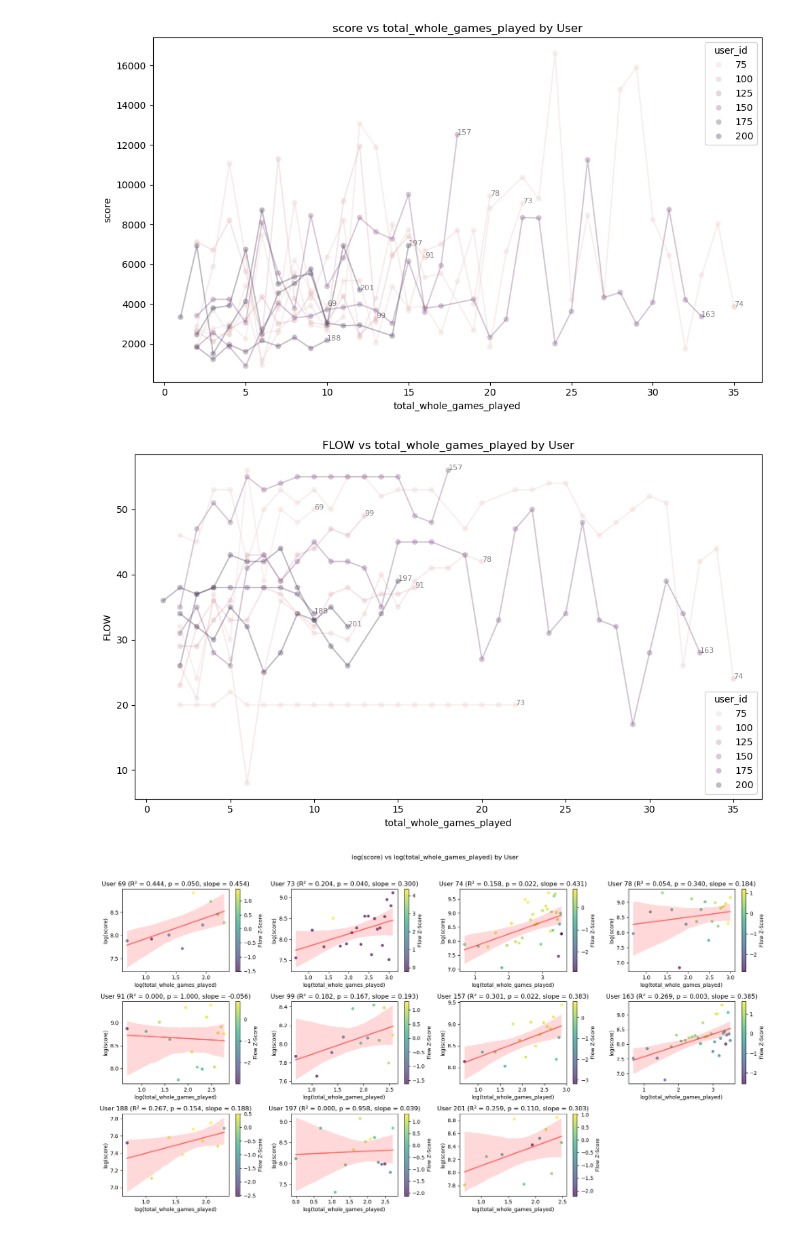
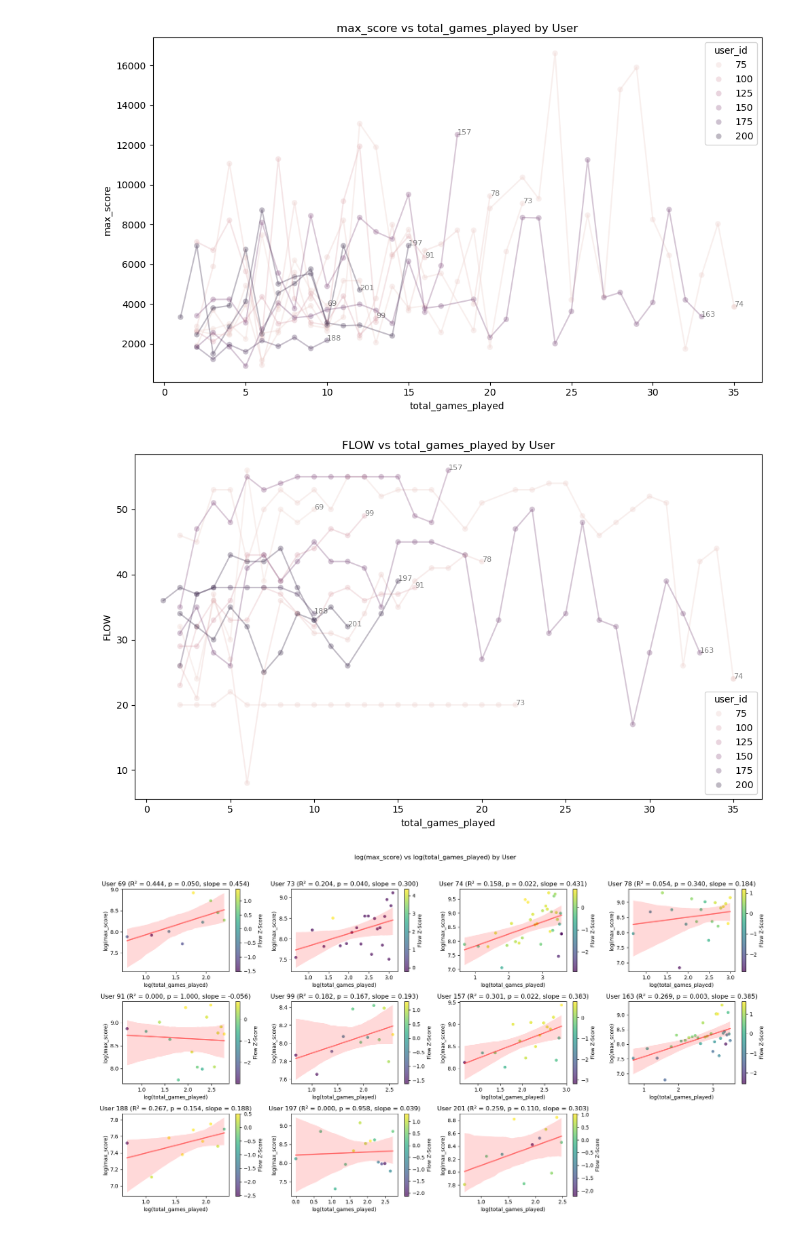
Before and after one commit to PipaFlores/encoder-pacman, a Jupyter notebook: notebooks/Psychology&Play/Flow.ipynb, the cells around one changed output. Cells and saved outputs as stored; diff of their text form; code cells hidden in the pictures.

```diff
--- a/notebooks/Psychology&Play/Flow.ipynb
+++ b/notebooks/Psychology&Play/Flow.ipynb
@@ -60,34 +67,33 @@ perf_psych_df = (
         whole_games[
             [
                 "user_id",
+                "total_levels_played",
                 "total_games_played",
-                "total_whole_games_played",
-                "game_id",
-                "score",
+                "max_score",
             ]
         ],
-        on=["user_id", "total_games_played"],
+        on=["user_id", "total_levels_played"],
         how="right",
     )
     .dropna()
-    .drop(columns=flow_items + ["total_games_played", "redcap_repeat_instance"])
+    .drop(columns=flow_items + ["total_levels_played", "redcap_repeat_instance"])
 )
 
-perf_psych_df["log(score)"] = np.log(perf_psych_df["score"])
-perf_psych_df["inv(score)"] = (
-    perf_psych_df["score"].max() - perf_psych_df["score"] + 1
+perf_psych_df["log(max_score)"] = np.log(perf_psych_df["max_score"])
+perf_psych_df["inv(max_score)"] = (
+    perf_psych_df["max_score"].max() - perf_psych_df["max_score"] + 1
 )  # Avoid zeros
-perf_psych_df["log(inv(score))"] = np.log(perf_psych_df["inv(score)"])
+perf_psych_df["log(inv(max_score))"] = np.log(perf_psych_df["inv(max_score)"])
 
-perf_psych_df["log(total_whole_games_played)"] = np.log(
-    perf_psych_df["total_whole_games_played"]
+perf_psych_df["log(total_games_played)"] = np.log(
+    perf_psych_df["total_games_played"]
 )  ## i.e., cum trials
 
 perf_psych_df["flow_z_score"] = perf_psych_df.groupby("user_id")["FLOW"].transform(
     lambda x: (x - x.mean()) / x.std()
 )
 
-perf_psych_df["cum_score"] = perf_psych_df.groupby("user_id")["score"].cumsum()
+perf_psych_df["cum_score"] = perf_psych_df.groupby("user_id")["max_score"].cumsum()
 perf_psych_df["log(cum_score)"] = np.log(perf_psych_df["cum_score"])
 
 # Calculate deviation from linear regression for each participant
@@ -100,8 +106,8 @@ deviations = []
 # Group by user_id and calculate deviation for each user
 for user_id, user_data in perf_psych_df.groupby("user_id"):
     # Prepare data
-    X = user_data[["total_whole_games_played"]]
-    y = user_data["log(inv(score))"]
+    X = user_data[["total_games_played"]]
+    y = user_data["log(inv(max_score))"]
 
     # Fit linear regression
     model = LinearRegression()
@@ -122,7 +128,7 @@ perf_psych_df["score_deviation"] = deviations
 # %%
 # Get users with more than 8 total whole games
 users_with_many_games = (
-    perf_psych_df.groupby("user_id")["total_whole_games_played"].max() > 9
+    perf_psych_df.groupby("user_id")["total_games_played"].max() > 9
 )
 users_to_keep = users_with_many_games[users_with_many_games].index
 perf_psych_df = perf_psych_df[perf_psych_df["user_id"].isin(users_to_keep)]
@@ -162,8 +183,8 @@ perf_psych_df
 import seaborn as sns
 import matplotlib.pyplot as plt
 
-x = "total_whole_games_played"
-y = "score"
+x = "total_games_played"
+y = "max_score"
 
 plt.figure(figsize=(10, 6))
 
@@ -190,12 +211,12 @@ plt.ylabel(f"{y}")
 plt.tight_layout()
 plt.show()
 # %% [output]
-[figure, old version]
+[figure, new version]
 # %%
 import seaborn as sns
 import matplotlib.pyplot as plt
 
-x = "total_whole_games_played"
+x = "total_games_played"
 y = "FLOW"
 
 plt.figure(figsize=(10, 6))
@@ -223,7 +244,7 @@ plt.ylabel(f"{y}")
 plt.tight_layout()
 plt.show()
 # %% [output]
-[figure, old version]
+[figure, new version]
 # %%
 from scipy import stats
 
@@ -232,8 +253,8 @@ n_users = len(perf_psych_df["user_id"].unique())
 m = int(np.ceil(np.sqrt(n_users)))
 
 # Variable names (columns)
-x = "log(total_whole_games_played)"
-y = "log(score)"
+x = "log(total_games_played)"
+y = "log(max_score)"
 
 # Create subplots
 fig, axes = plt.subplots(m, m, figsize=(18, 12))
@@ -265,34 +286,34 @@ for i, user_id in enumerate(perf_psych_df["user_id"].unique()):
         alpha=0.7,
     )
 
     # Add colorbar for each subplot
     plt.colorbar(scatter.collections[0], ax=axes[i], label="Flow Z-Score")
 
     sns.regplot(
         data=user_data,
         x=x,
         y=y,
         ax=axes[i],
         scatter=False,
         color="red",
         line_kws={"alpha": 0.5},
     )
 
     # Add R^2 value and slope to plot title
     axes[i].set_title(
         f"User {user_id} (R² = {r_squared:.3f}, p = {p_value:.3f}, slope = {slope:.3f})"
     )
     axes[i].set_xlabel(f"{x}")
     axes[i].set_ylabel(f"{y}")
 
 # Hide empty subplots
 for i in range(n_users, len(axes)):
     axes[i].set_visible(False)
 
 plt.tight_layout()
 plt.show()
 # %% [output]
-[figure, old version]
+[figure, new version]
 # %%
 from scipy import stats
 
```
Also changed, not shown: parts of 17 cells of this notebook, 5 other files.
